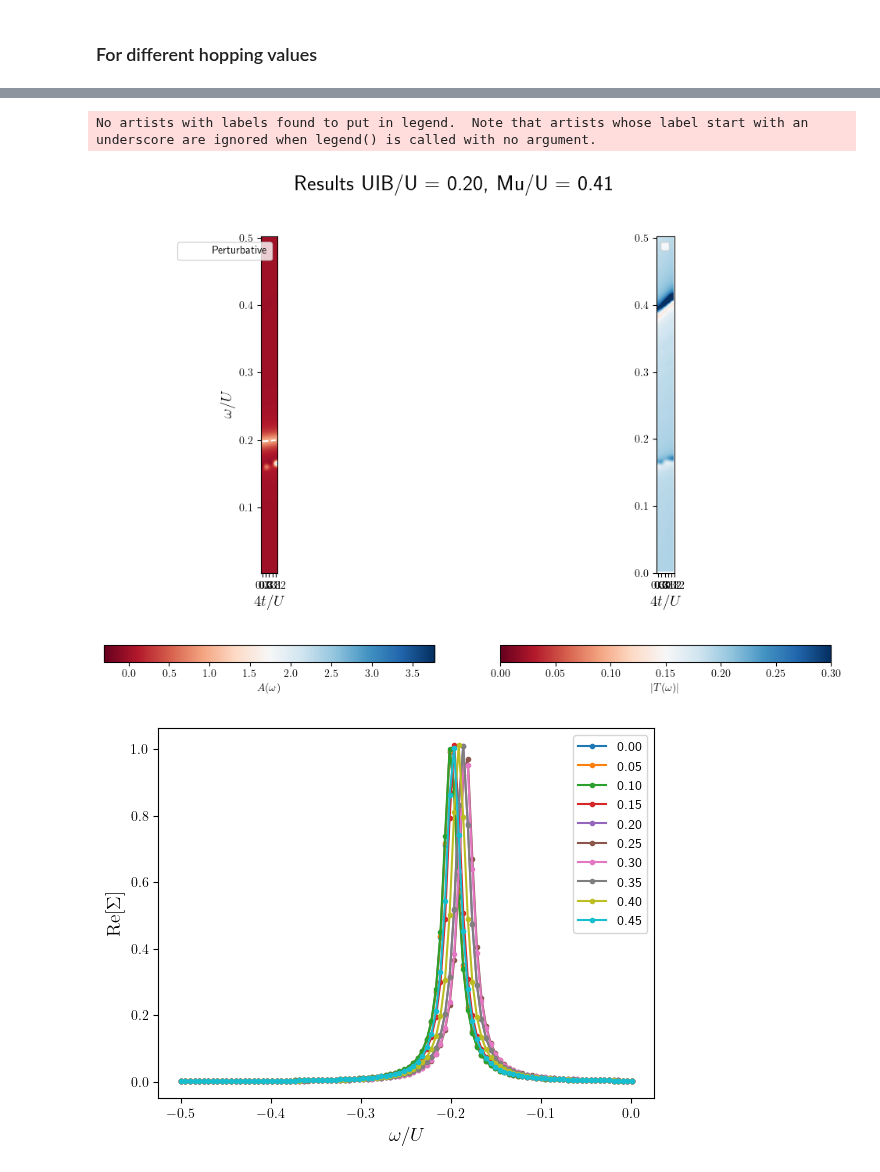
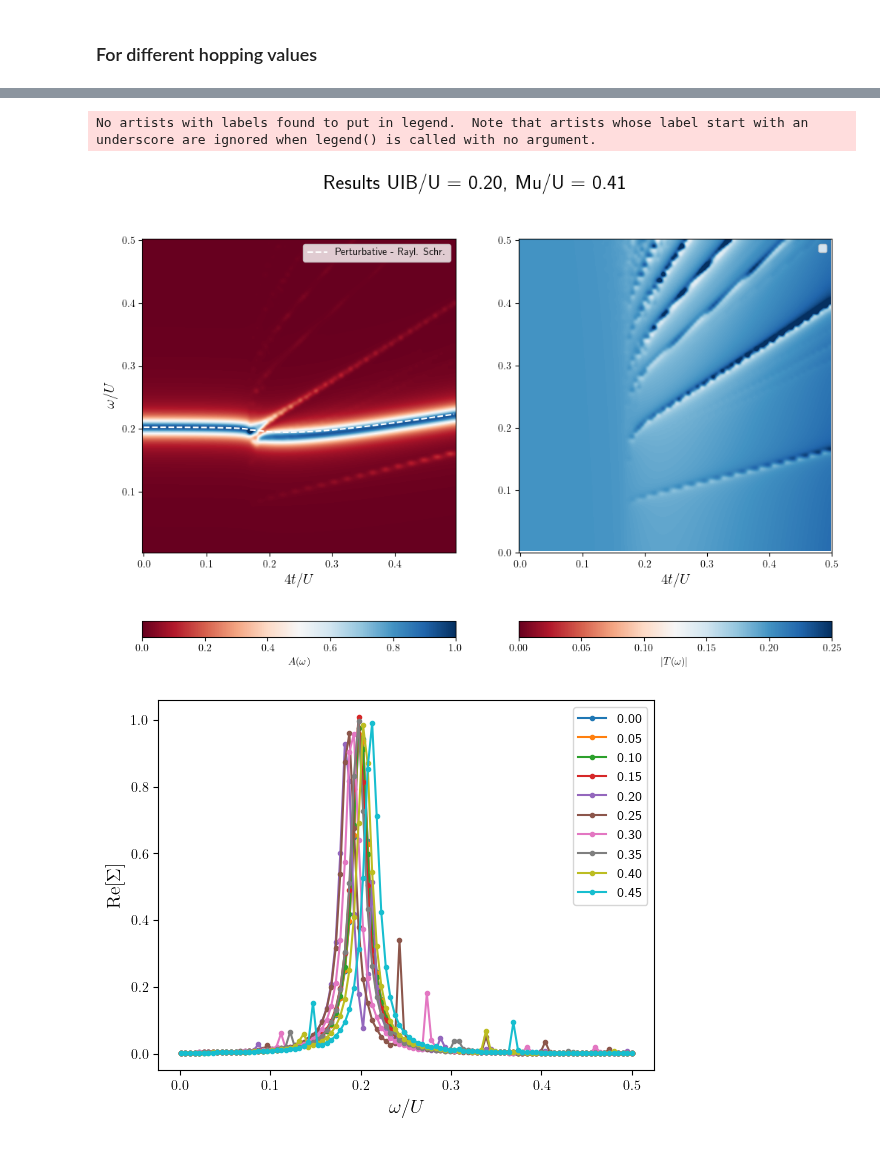
Before and after one commit to ragheedalhyder/BoseHubbard, a Jupyter notebook: src/Spectral_Density_vs_dJU_fixed_Mu.ipynb, the cells around one changed output, grey strips where cells are left out. Saved outputs shown, nothing was run; the diff lists cells and outputs as text; code cells hidden in the pictures.

```diff
--- a/src/Spectral_Density_vs_dJU_fixed_Mu.ipynb
+++ b/src/Spectral_Density_vs_dJU_fixed_Mu.ipynb
@@ -38,10 +38,10 @@ M = Lx * Ly
 grid = Grid(Lx, Ly)
 
 num_en = 100 # 100 gets pretty good resolution.  takes at least an hour then.
-num_dJU = 5 # 100
-dJU_max = 0.32#0.5
-en_vector = np.linspace(0.001,0.5,num_en) #0.001, 0.5,num_en)
-dJUs = np.linspace(0.3,dJU_max,num_dJU) #0, dJU_max, num_dJU)
+num_dJU = 100 # 100
+dJU_max = 0.5
+en_vector = np.linspace(0.001, 0.5, num_en)#0.001,0.5,num_en) #0.001, 0.5,num_en)
+dJUs = np.linspace(0, dJU_max, num_dJU)
 # %%
 omega0s = np.zeros(len(dJUs))
 omega1s = np.zeros(len(dJUs))
@@ -151,36 +165,37 @@ ax2.set_yticks(yticks)
 ax1.set_xticklabels(xticklabels)
 ax1.set_yticklabels(yticklabels)
 ax2.set_xticklabels(xticklabels)
 ax2.set_yticklabels(yticklabels)
 ax1.set_xlabel(r'$4t/U$', fontsize=14)
 ax2.set_xlabel(r'$4t/U$', fontsize=14)
 ax1.set_ylabel(r'$\omega/U$', fontsize=14)
 
 cb1 = plt.colorbar(im1,orientation="horizontal", label = "$A(\omega)$")
 cb2 = plt.colorbar(im2,orientation="horizontal", label = "$|T(\omega)|$")
-im2.set_clim(0, 0.3)
+im1.set_clim(0, 1)
+im2.set_clim(0, 0.25)
 
 
 
 X, Y = np.meshgrid(dJUs, omega0s + omega1s + omega2s)
 # ax2 = ax.twinx()
 # Transform the y-coordinates of the plot to match the image coordinates
 plot_x = np.interp(dJUs, (dJUs.min(), dJUs.max()), (0, SpectralFuncs_rot.shape[1]-1))
 plot_y = SpectralFuncs_rot.shape[0] - 1 - np.interp(omega0s + omega1s + omega2s, (en_vector.min(), en_vector.max()), (0, SpectralFuncs_rot.shape[0]-1))
 plot_y_pole = SpectralFuncs_rot.shape[0] - 1 - np.interp(pol_w, (en_vector.min(), en_vector.max()), (0, SpectralFuncs_rot.shape[0]-1))
 
 
 # Overlay the plot on top of the imshow figure
-ax1.plot(plot_x, plot_y, linestyle='--', label='Perturbative', color='white', linewidth=1.5)
+ax1.plot(plot_x, plot_y, linestyle='--', label='Perturbative - Rayl. Schr.', color='white', linewidth=1.5)
 #ax1.plot(plot_x[20:-1], plot_y_pole[20:-1], linestyle = ':', label='Lowest Pole T-matrix', color='green', linewidth=2)
 #ax2.plot(plot_x[20:-1], plot_y_pole[20:-1], linestyle = ':', label='Lowest Pole T-matrix', color='green', linewidth=2)
 ax1.legend()
 ax2.legend()
 fig.suptitle(f"Results UIB/U = {UIB:0.2f}, Mu/U = {muU:0.2f}", fontsize = 20)
 plt.show()
 # %% [output]
 No artists with labels found to put in legend.  Note that artists whose label start with an underscore are ignored when legend() is called with no argument.
-[figure, old version]
+[figure, new version]
 # %%
 ind_list = range(0,num_dJU,10)
 for ind in ind_list:
@@ -191,7 +206,7 @@ plt.ylabel(r'$\mathrm{Re}[\Sigma]$', fontsize=14)
 #plt.yscale("log")
 plt.show()
 # %% [output]
-[figure, old version]
+[figure, new version]
 # %%
 ind_list = range(0,num_dJU,10)
 for ind in ind_list:
```
Also changed, not shown: parts of 5 cells of this notebook, 29 other files.
